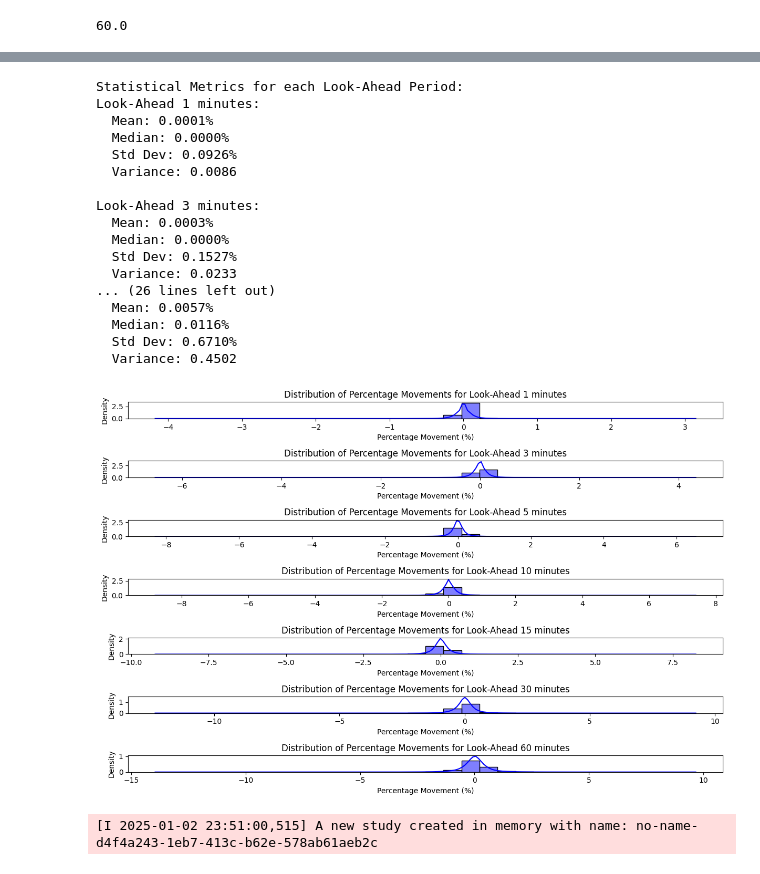
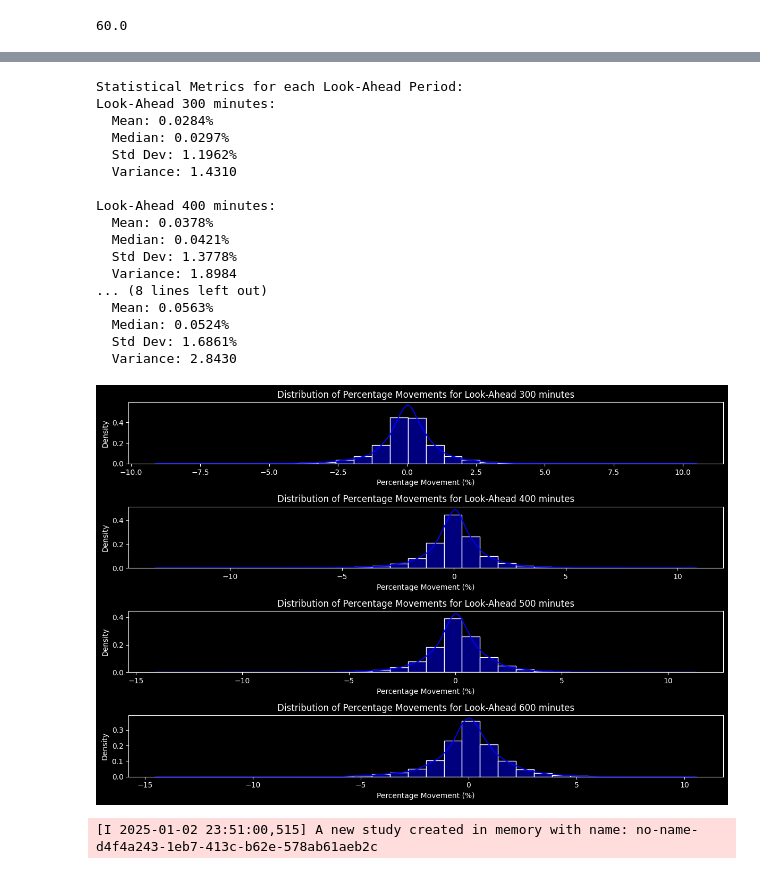
Before and after one commit to jarvisMonke/CryptoModeler, a Jupyter notebook: notebooks/main.ipynb, the cells around one changed output, grey strips where cells are left out. Cells and saved outputs as stored; diff of their text form; code cells hidden in the pictures.

```diff
--- a/notebooks/main.ipynb
+++ b/notebooks/main.ipynb
@@ -84,12 +82,7 @@ AuthenticationError: binanceus {"code":-2008,"msg":"Invalid Api-Key ID."}
 # %%
-import pandas as pd
-import numpy as np
-import matplotlib.pyplot as plt
-import seaborn as sns
-
-# Sample data (replace with your own ETH data)
+# Sample data (replace with your own data)
 # Make sure you have a dataframe with 'timestamp' and 'close' columns
-df = pd.read_csv("../data/raw/ETHUSDT_1m_v600k.csv")  # Replace with your actual file
+df = pd.read_csv("../data/BTCUSDT_1m_v600k.csv")  # Replace with your actual file
 df['timestamp'] = pd.to_datetime(df['timestamp'])
 df.set_index('timestamp', inplace=True)
 
@@ -116,7 +109,7 @@ def calculate_percentage_movement(df, look_ahead_values):
     return percentage_movements
 
 # Define different look_ahead periods to test
-look_ahead_values = [1, 3, 5, 10, 15, 30, 60]  # Look-ahead periods in number of 1-minute intervals
+look_ahead_values = [300, 400, 500, 600]  # Look-ahead periods in number of 1-minute intervals
 
 # Calculate percentage movements
 percentage_movements = calculate_percentage_movement(df, look_ahead_values)
@@ -132,49 +125,49 @@ for look_ahead in look_ahead_values:
         'std': np.std(movements),
         'variance': np.var(movements)
     }
 
 # Print statistical metrics for each look-ahead period
 print("Statistical Metrics for each Look-Ahead Period:")
 for look_ahead, stats in look_ahead_stats.items():
     print(f"Look-Ahead {look_ahead * 1} minutes:")
     print(f"  Mean: {stats['mean']:.4f}%")
     print(f"  Median: {stats['median']:.4f}%")
     print(f"  Std Dev: {stats['std']:.4f}%")
     print(f"  Variance: {stats['variance']:.4f}")
     print()
 
 # Plot distribution of percentage movements for each look-ahead period
 plt.figure(figsize=(12, 8))
 
 # Plot each look-ahead period's distribution
 for look_ahead in look_ahead_values:
     plt.subplot(len(look_ahead_values), 1, look_ahead_values.index(look_ahead) + 1)
     sns.histplot(percentage_movements[look_ahead], kde=True, bins=30, color='blue', stat='density')
     plt.title(f"Distribution of Percentage Movements for Look-Ahead {look_ahead *1} minutes")
     plt.xlabel('Percentage Movement (%)')
     plt.ylabel('Density')
 
 plt.tight_layout()
 plt.show()
 # %% [output]
 Statistical Metrics for each Look-Ahead Period:
-Look-Ahead 1 minutes:
-  Mean: 0.0001%
-  Median: 0.0000%
-  Std Dev: 0.0926%
-  Variance: 0.0086
+Look-Ahead 300 minutes:
+  Mean: 0.0284%
+  Median: 0.0297%
+  Std Dev: 1.1962%
+  Variance: 1.4310
 
-Look-Ahead 3 minutes:
-  Mean: 0.0003%
-  Median: 0.0000%
-  Std Dev: 0.1527%
-  Variance: 0.0233
-... (26 lines left out)
-  Mean: 0.0057%
-  Median: 0.0116%
-  Std Dev: 0.6710%
-  Variance: 0.4502
+Look-Ahead 400 minutes:
+  Mean: 0.0378%
+  Median: 0.0421%
+  Std Dev: 1.3778%
+  Variance: 1.8984
+... (8 lines left out)
+  Mean: 0.0563%
+  Median: 0.0524%
+  Std Dev: 1.6861%
+  Variance: 2.8430
-[figure, old version]
+[figure, new version]
 # %%
 
 # Objective function for optimization
```
Also changed, not shown: parts of 7 cells of this notebook, 6 other files.
